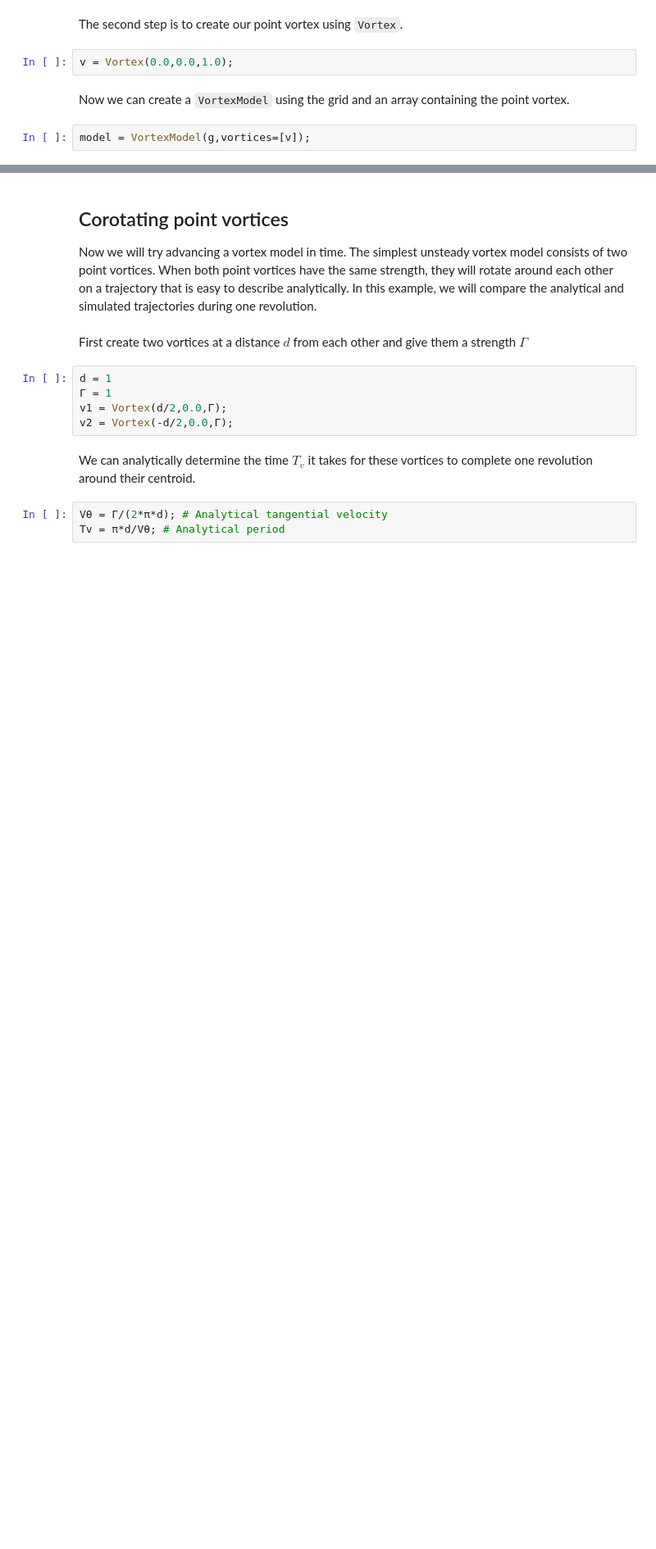
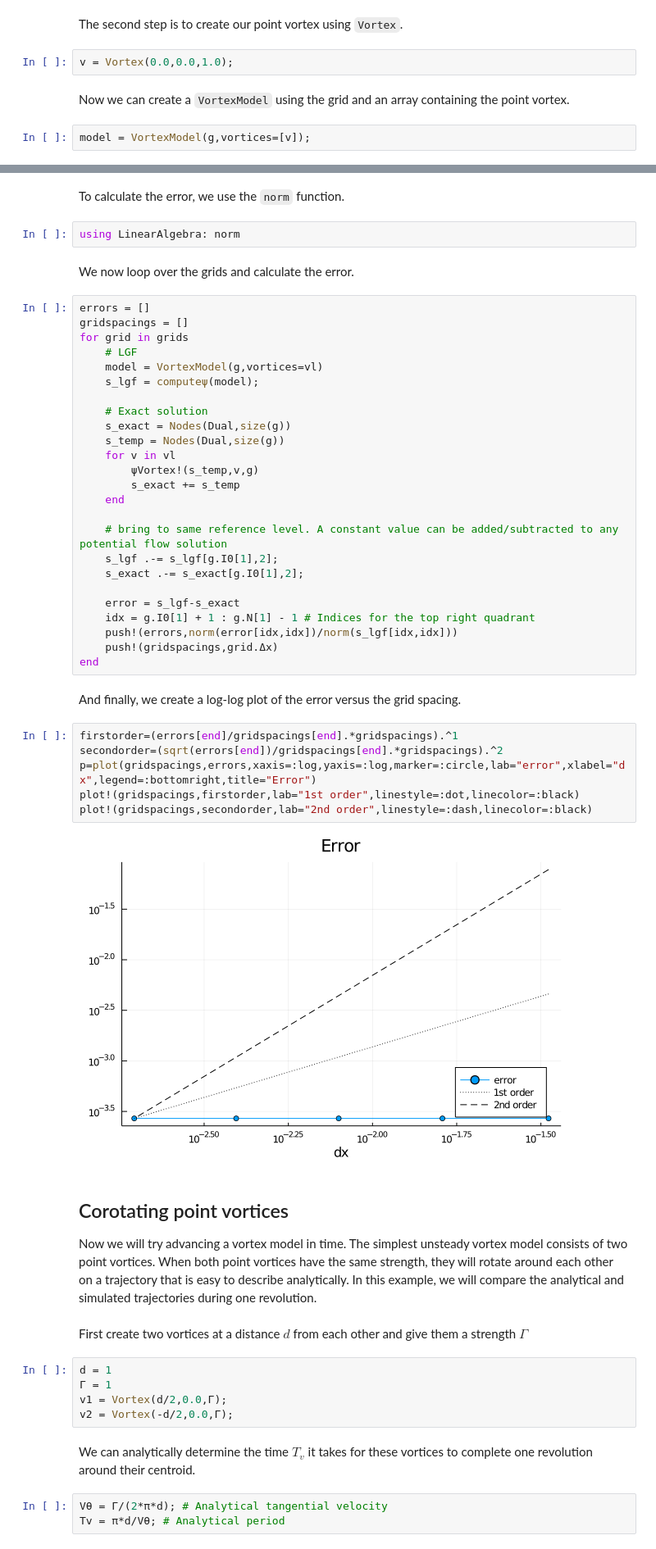
Before and after one commit to JuliaIBPM/GridPotentialFlow.jl, a Jupyter notebook: examples/1.-Basic-potential-flow-problem.ipynb, the cells around one changed output, grey strips where cells are left out. Shown at 82% size. Cells and saved outputs as stored; diff of their text form; blank space fills up the shorter version.

Commit message:
Modified first Literate script and added second one for bodies

```diff
--- a/examples/1.-Basic-potential-flow-problem.ipynb
+++ b/examples/1.-Basic-potential-flow-problem.ipynb
@@ -38,3 +76,44 @@ plot(q,g)
+# %% [markdown]
+To calculate the error, we use the `norm` function.
+# %%
+using LinearAlgebra: norm
+# %% [markdown]
+We now loop over the grids and calculate the error.
+# %%
+errors = []
+gridspacings = []
+for grid in grids
+    # LGF
+    model = VortexModel(g,vortices=vl)
+    s_lgf = computeψ(model);
+
+    # Exact solution
+    s_exact = Nodes(Dual,size(g))
+    s_temp = Nodes(Dual,size(g))
+    for v in vl
+        ψVortex!(s_temp,v,g)
+        s_exact += s_temp
+    end
+
+    # bring to same reference level. A constant value can be added/subtracted to any potential flow solution
+    s_lgf .-= s_lgf[g.I0[1],2];
+    s_exact .-= s_exact[g.I0[1],2];
+
+    error = s_lgf-s_exact
+    idx = g.I0[1] + 1 : g.N[1] - 1 # Indices for the top right quadrant
+    push!(errors,norm(error[idx,idx])/norm(s_lgf[idx,idx]))
+    push!(gridspacings,grid.Δx)
+end
+# %% [markdown]
+And finally, we create a log-log plot of the error versus the grid spacing.
+# %%
+firstorder=(errors[end]/gridspacings[end].*gridspacings).^1
+secondorder=(sqrt(errors[end])/gridspacings[end].*gridspacings).^2
+p=plot(gridspacings,errors,xaxis=:log,yaxis=:log,marker=:circle,lab="error",xlabel="dx",legend=:bottomright,title="Error")
+plot!(gridspacings,firstorder,lab="1st order",linestyle=:dot,linecolor=:black)
+plot!(gridspacings,secondorder,lab="2nd order",linestyle=:dash,linecolor=:black)
+# %% [output]
+[figure, added]
 # %% [markdown]
 ## Corotating point vortices
 Now we will try advancing a vortex model in time. The simplest unsteady vortex model consists of two point vortices. When both point vortices have the same strength, they will rotate around each other on a trajectory that is easy to describe analytically. In this example, we will compare the analytical and simulated trajectories during one revolution.
```
Also changed, not shown: parts of 19 cells of this notebook, 5 other files.
